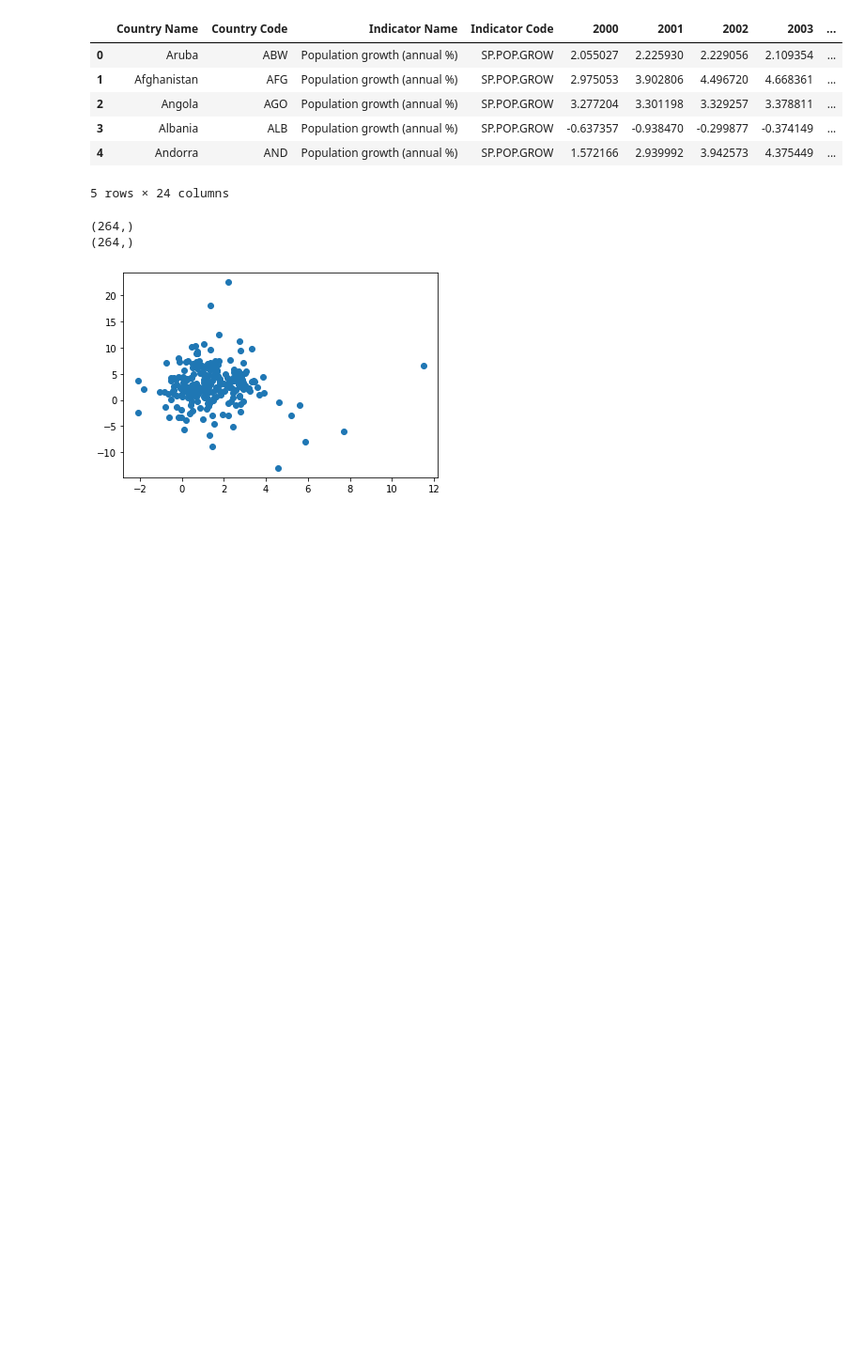
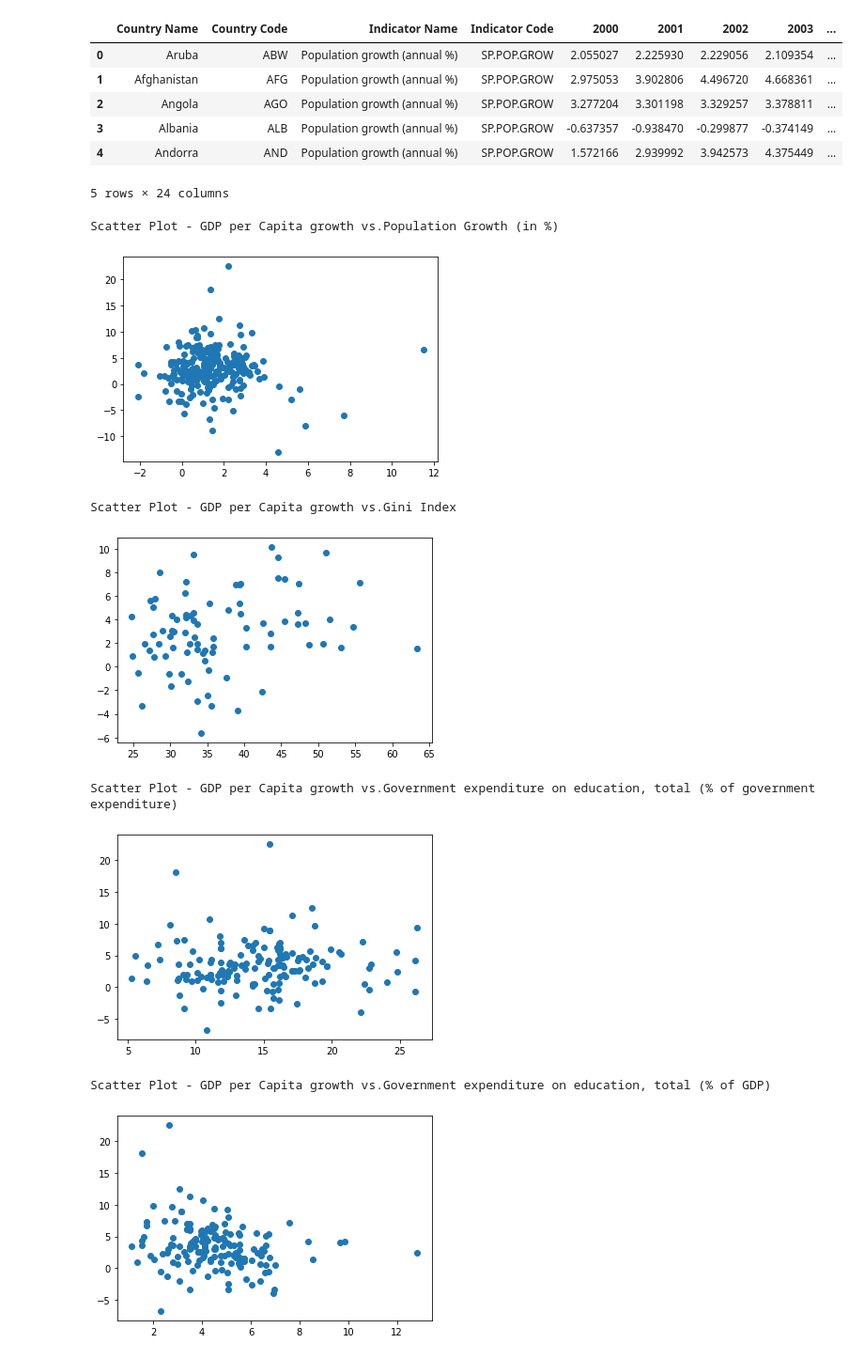
Before and after one commit to Raksha-Ramesh/wdi-econ-analysis, a Jupyter notebook: linearRelationship.ipynb, the cells around one changed output. Shown at 94% size. Drawn from its saved outputs; the diff is of its cells as text; code cells hidden in the pictures; blank space fills up the shorter version.

Commit message:
modified checkLinearRelationship function to include multiple countries

```diff
--- a/linearRelationship.ipynb
+++ b/linearRelationship.ipynb
@@ -58,20 +58,27 @@ features[0].head()
 gdpPerCap = gdpPerCap.drop(columns=years)
 # %%
 def checkLinearRelationship(df):
-    gdpWorld = gdpPerCap["2010"]#gdpPerCap["Country Name"]=="World"].iloc[:,4:]
-    dfWorld = df["2010"]#df["Country Name"]=="World"].iloc[:,4:]
+    gdpYear = gdpPerCap["2010"]#gdpPerCap["Country Name"]=="World"].iloc[:,4:]
+    dfYear = df["2010"]#df["Country Name"]=="World"].iloc[:,4:]
 
-    print(dfWorld.shape)
-    print(gdpWorld.shape)
-
-    plt.scatter(dfWorld,gdpWorld)
+    plt.scatter(dfYear,gdpYear)
     plt.show()
-# %%
-#
-# features[0].head()
-checkLinearRelationship(features[0])
-# features[-1].head()
-# %% [output]
-(264,)
-(264,)
-[figure, removed]
+# %%
+for i in range(len(csvs)):
+    name = list(indicator[indicator["Indicator_Code"]==csvs[i]].Indicator_Name)[0]
+    #print(name)
+
+    print("\n\nScatter Plot - GDP per Capita growth vs." + name)
+    try:
+        checkLinearRelationship(features[i])
+    except Exception as e:
+        print("\n\n\n\nERROR WITH :",name,"\n\n\n")
+# %% [output]
+Scatter Plot - GDP per Capita growth vs.Population Growth (in %)
+[figure, added]
+Scatter Plot - GDP per Capita growth vs.Gini Index
+[figure, added]
+Scatter Plot - GDP per Capita growth vs.Government expenditure on education, total (% of government expenditure)
+[figure, added]
+Scatter Plot - GDP per Capita growth vs.Government expenditure on education, total (% of GDP)
+[figure, added]
```
Also changed, not shown: parts of 1 cell of this notebook, 1 other file.
